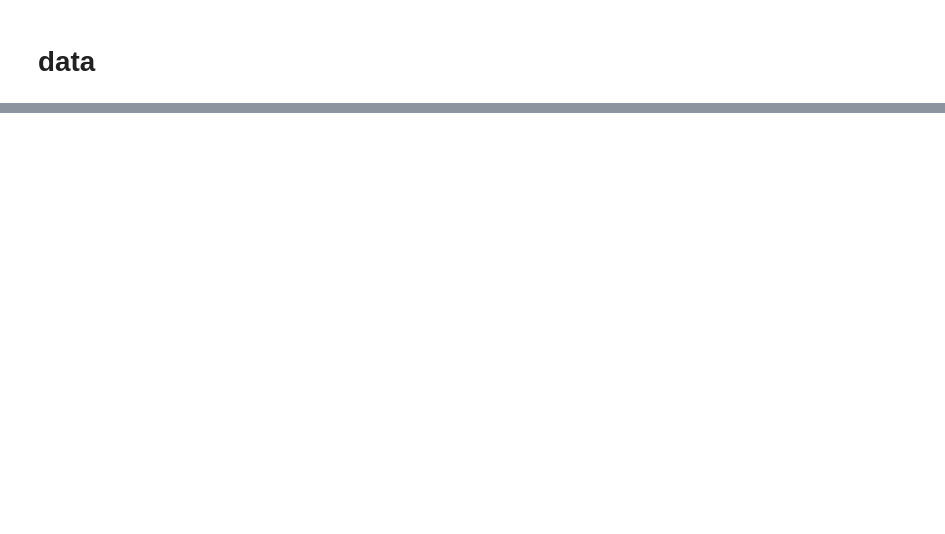
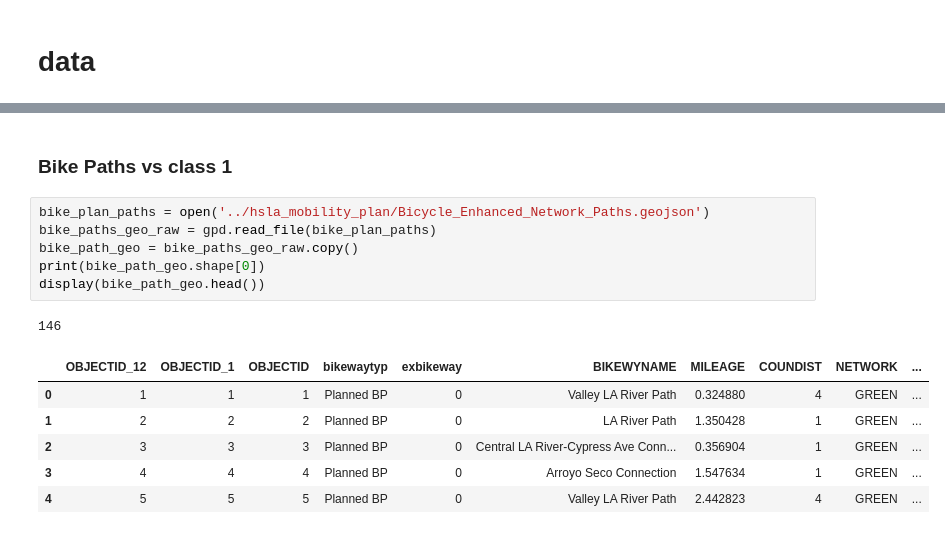
Before and after one commit to streetsforall/hsla_data_analysis, a Jupyter notebook: hsla_injuries_deaths/hsla_preventable_injuries_deaths_vs_mobility.ipynb, the cells around one changed output, grey strips where cells are left out. Cells and saved outputs as stored; diff of their text form; blank space fills up the shorter version.

```diff
--- a/hsla_injuries_deaths/hsla_preventable_injuries_deaths_vs_mobility.ipynb
+++ b/hsla_injuries_deaths/hsla_preventable_injuries_deaths_vs_mobility.ipynb
@@ -285,0 +423,16 @@ crashes_gdf.crs = 'EPSG:4326'
+# %% [markdown]
+### Bike Paths vs class 1
+# %%
+bike_plan_paths = open('../hsla_mobility_plan/Bicycle_Enhanced_Network_Paths.geojson')
+bike_paths_geo_raw = gpd.read_file(bike_plan_paths)
+bike_path_geo = bike_paths_geo_raw.copy()
+print(bike_path_geo.shape[0])
+display(bike_path_geo.head())
+# %% [output]
+146
+|  | OBJECTID_12 | OBJECTID_1 | OBJECTID | bikewaytyp | exbikeway | BIKEWYNAME | MILEAGE | COUNDIST | NETWORK | ... |
+| 0 | 1 | 1 | 1 | Planned BP | 0 | Valley LA River Path | 0.324880 | 4 | GREEN | ... |
+| 1 | 2 | 2 | 2 | Planned BP | 0 | LA River Path | 1.350428 | 1 | GREEN | ... |
+| 2 | 3 | 3 | 3 | Planned BP | 0 | Central LA River-Cypress Ave Conn... | 0.356904 | 1 | GREEN | ... |
+| 3 | 4 | 4 | 4 | Planned BP | 0 | Arroyo Seco Connection | 1.547634 | 1 | GREEN | ... |
+| 4 | 5 | 5 | 5 | Planned BP | 0 | Valley LA River Path | 2.442823 | 4 | GREEN | ... |
```
Also changed, not shown: parts of 30 cells of this notebook.
